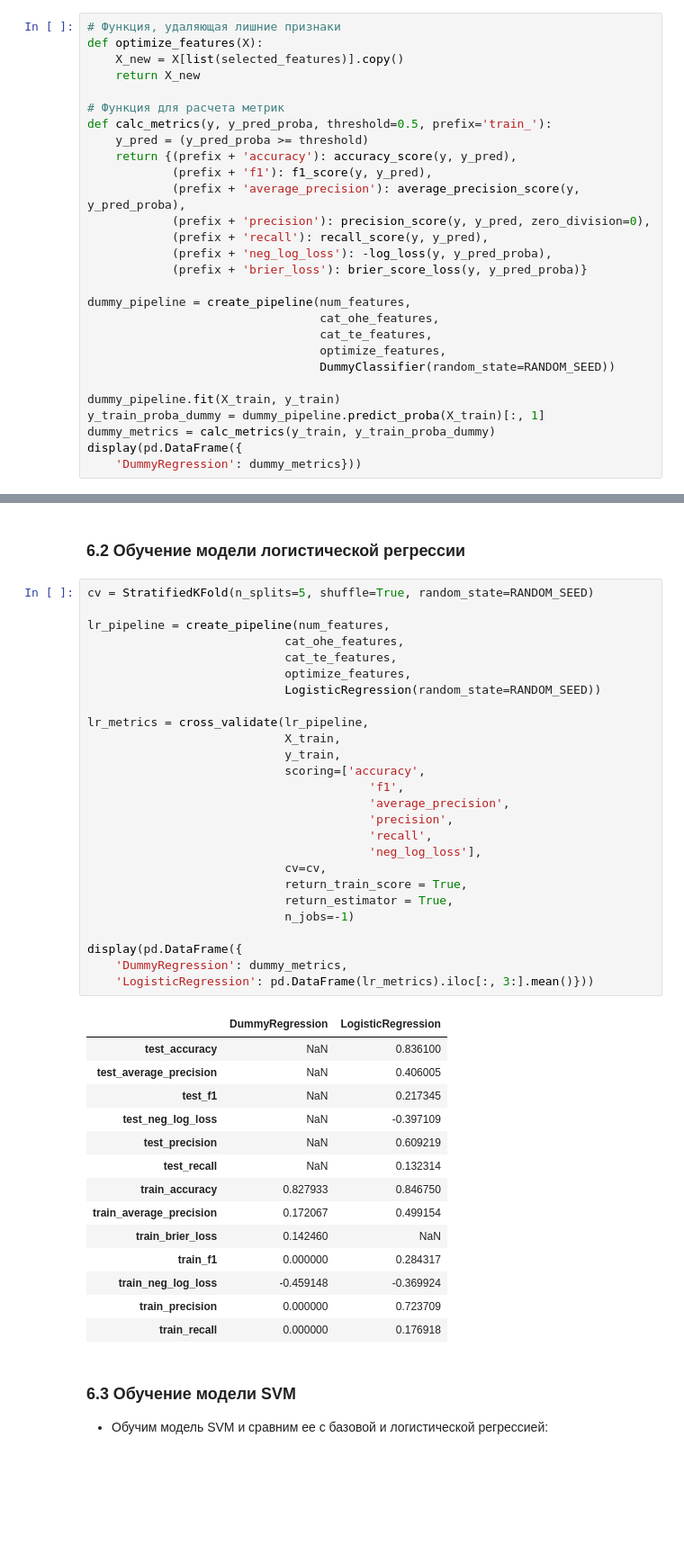
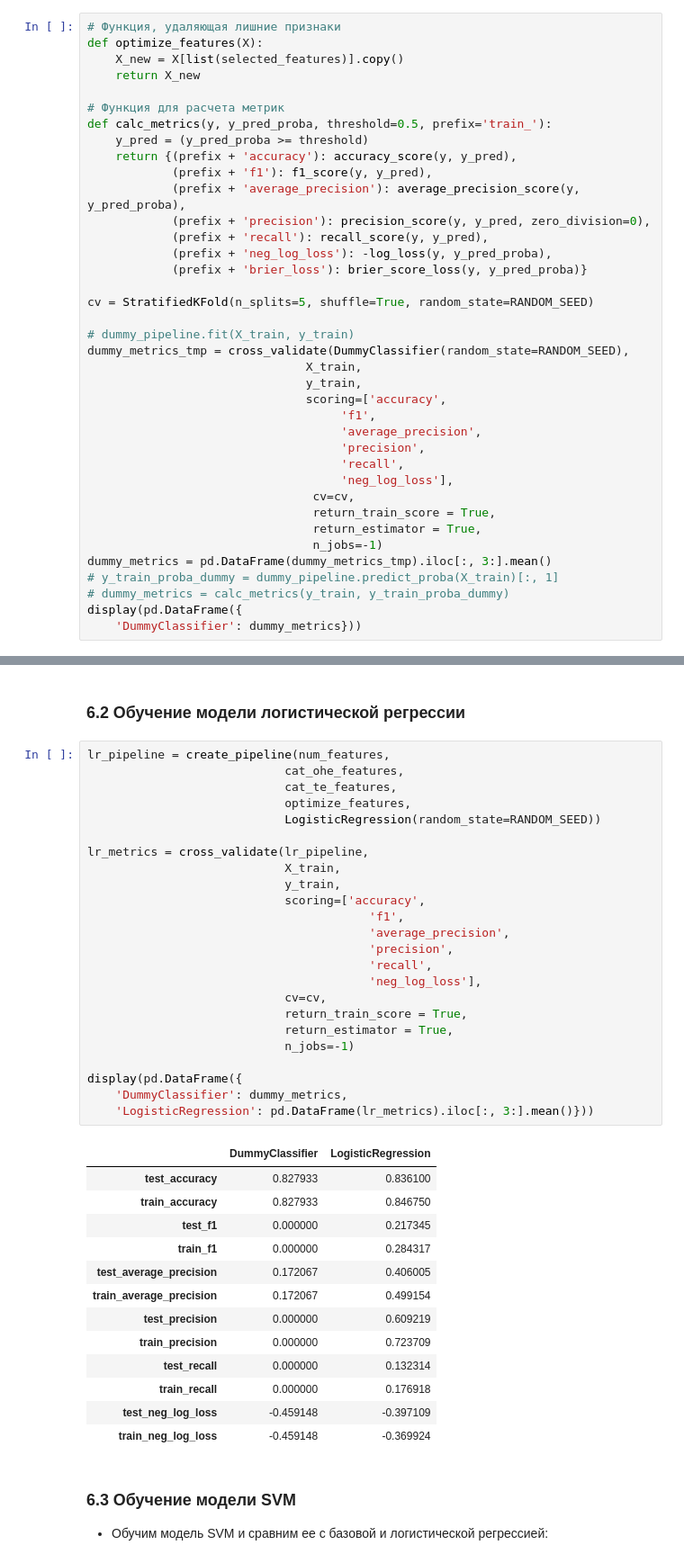
Before and after one commit to tvorogov-code/ds-yandex, a Jupyter notebook: notebooks/Проект спринта 12/Проект спринта 12.ipynb, the cells around one changed output, grey strips where cells are left out. Shown at 90% size. Saved outputs shown, nothing was run; the diff lists cells and outputs as text; blank space fills up the shorter version.

```diff
--- a/notebooks/Проект спринта 12/Проект спринта 12.ipynb
+++ b/notebooks/Проект спринта 12/Проект спринта 12.ipynb
@@ -1035,15 +1134,25 @@ def calc_metrics(y, y_pred_proba, threshold=0.5, prefix='train_'):
             (prefix + 'neg_log_loss'): -log_loss(y, y_pred_proba),
             (prefix + 'brier_loss'): brier_score_loss(y, y_pred_proba)}
 
-dummy_pipeline = create_pipeline(num_features,
-                                 cat_ohe_features,
-                                 cat_te_features,
-                                 optimize_features,
-                                 DummyClassifier(random_state=RANDOM_SEED))
+cv = StratifiedKFold(n_splits=5, shuffle=True, random_state=RANDOM_SEED)
 
-dummy_pipeline.fit(X_train, y_train)
-y_train_proba_dummy = dummy_pipeline.predict_proba(X_train)[:, 1]
-dummy_metrics = calc_metrics(y_train, y_train_proba_dummy)
+# dummy_pipeline.fit(X_train, y_train)
+dummy_metrics_tmp = cross_validate(DummyClassifier(random_state=RANDOM_SEED),
+                               X_train,
+                               y_train,
+                               scoring=['accuracy',
+                                    'f1',
+                                    'average_precision',
+                                    'precision',
+                                    'recall',
+                                    'neg_log_loss'],
+                                cv=cv,
+                                return_train_score = True,
+                                return_estimator = True,
+                                n_jobs=-1)
+dummy_metrics = pd.DataFrame(dummy_metrics_tmp).iloc[:, 3:].mean()
+# y_train_proba_dummy = dummy_pipeline.predict_proba(X_train)[:, 1]
+# dummy_metrics = calc_metrics(y_train, y_train_proba_dummy)
 display(pd.DataFrame({
-    'DummyRegression': dummy_metrics}))
+    'DummyClassifier': dummy_metrics}))
 # %% [output]
@@ -1058,46 +1185,43 @@ display(pd.DataFrame({
 # %% [markdown]
 ### 6.2 Обучение модели логистической регрессии
 # %%
-cv = StratifiedKFold(n_splits=5, shuffle=True, random_state=RANDOM_SEED)
-
 lr_pipeline = create_pipeline(num_features,
                             cat_ohe_features,
                             cat_te_features,
                             optimize_features,
                             LogisticRegression(random_state=RANDOM_SEED))
 
 lr_metrics = cross_validate(lr_pipeline,
                             X_train,
                             y_train,
                             scoring=['accuracy',
                                         'f1',
                                         'average_precision',
                                         'precision',
                                         'recall',
                                         'neg_log_loss'],
                             cv=cv,
                             return_train_score = True,
                             return_estimator = True,
                             n_jobs=-1)
 
 display(pd.DataFrame({
-    'DummyRegression': dummy_metrics,
+    'DummyClassifier': dummy_metrics,
     'LogisticRegression': pd.DataFrame(lr_metrics).iloc[:, 3:].mean()}))
 # %% [output]
-|  | DummyRegression | LogisticRegression |
-| test_accuracy | NaN | 0.836100 |
-| test_average_precision | NaN | 0.406005 |
-| test_f1 | NaN | 0.217345 |
-| test_neg_log_loss | NaN | -0.397109 |
-| test_precision | NaN | 0.609219 |
-| test_recall | NaN | 0.132314 |
+|  | DummyClassifier | LogisticRegression |
+| test_accuracy | 0.827933 | 0.836100 |
 | train_accuracy | 0.827933 | 0.846750 |
+| test_f1 | 0.000000 | 0.217345 |
+| train_f1 | 0.000000 | 0.284317 |
+| test_average_precision | 0.172067 | 0.406005 |
 | train_average_precision | 0.172067 | 0.499154 |
-| train_brier_loss | 0.142460 | NaN |
-| train_f1 | 0.000000 | 0.284317 |
+| test_precision | 0.000000 | 0.609219 |
+| train_precision | 0.000000 | 0.723709 |
+| test_recall | 0.000000 | 0.132314 |
+| train_recall | 0.000000 | 0.176918 |
+| test_neg_log_loss | -0.459148 | -0.397109 |
 | train_neg_log_loss | -0.459148 | -0.369924 |
-| train_precision | 0.000000 | 0.723709 |
-| train_recall | 0.000000 | 0.176918 |
 # %% [markdown]
 ### 6.3 Обучение модели SVM
 
```
Also changed, not shown: parts of 72 cells of this notebook, 1 other file.
